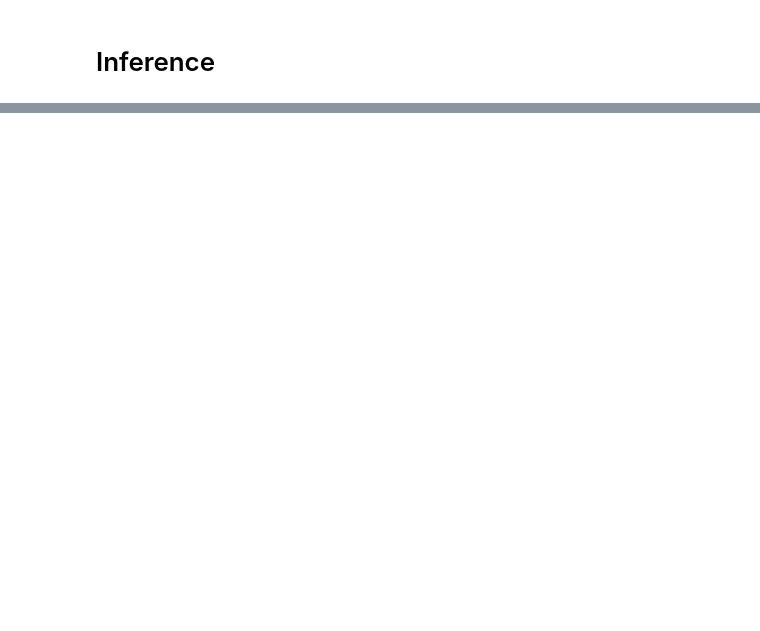
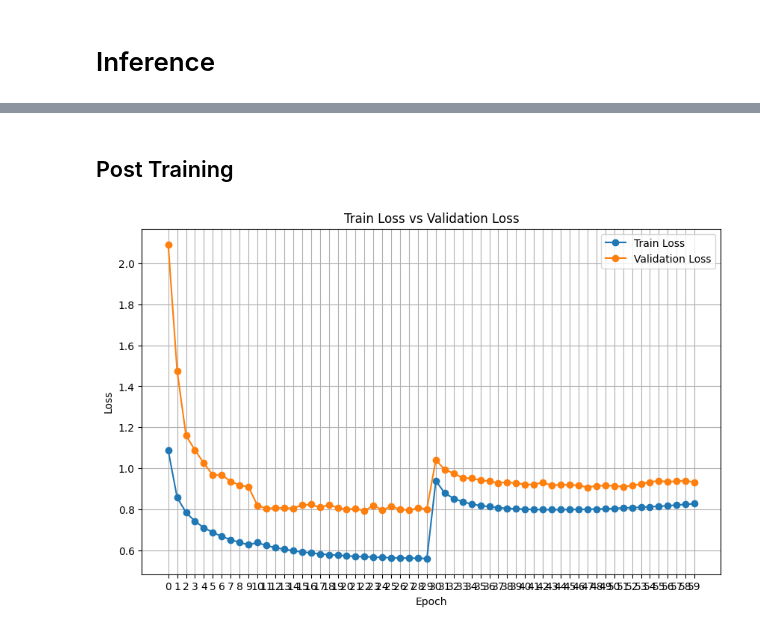
Before and after one commit to AlexCheema/RetroInference, a Jupyter notebook: gru_generative.ipynb, the cells around one changed output, grey strips where cells are left out. Drawn from its saved outputs; the diff is of its cells as text; code cells hidden in the pictures; blank space fills up the shorter version.

```diff
--- a/gru_generative.ipynb
+++ b/gru_generative.ipynb
@@ -127 +138,22 @@ with open('models/generative_gru.json', 'w') as json_file:
     json.dump(model.state_dict(), json_file,cls=EncodeTensor)
+# %% [markdown]
+## Post Training
+# %%
+import pandas as pd
+
+df = pd.read_csv('train_log.csv')
+# %%
+plt.figure(figsize=(10, 6))
+plt.plot(df.index, df['Train Loss'], label='Train Loss', marker='o')
+plt.plot(df.index, df['Validation Loss'], label='Validation Loss', marker='o')
+
+# Adding title and labels
+plt.title('Train Loss vs Validation Loss')
+plt.xlabel('Epoch')
+plt.ylabel('Loss')
+plt.xticks(df.index)  # Set x-ticks to be the epochs for easier reading
+plt.legend()             # Show the legend
+plt.grid()               # Show grid for better readability
+plt.show()               # Display the plot
+# %% [output]
+[figure, added]
```
Also changed, not shown: parts of 7 cells of this notebook, 3 other files.
